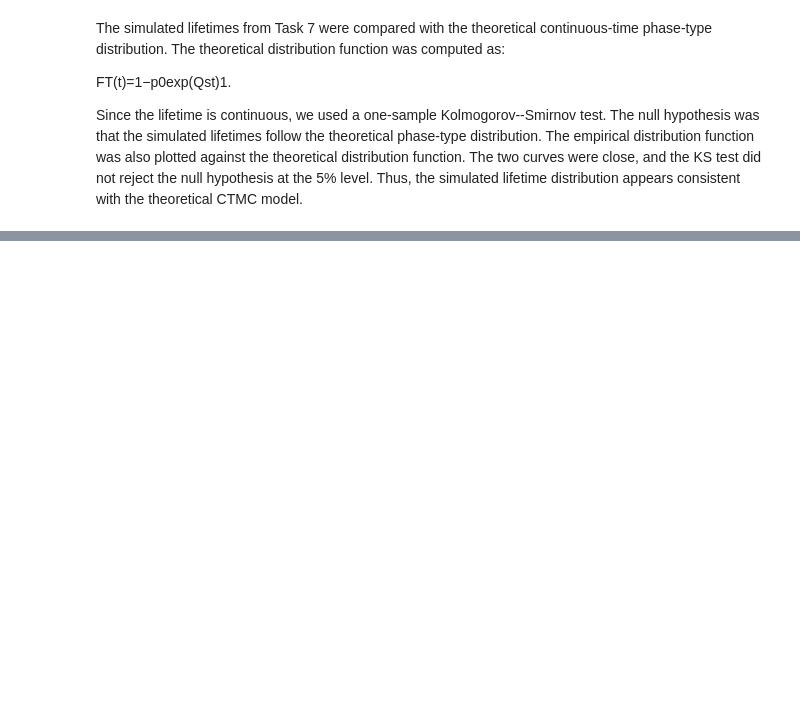
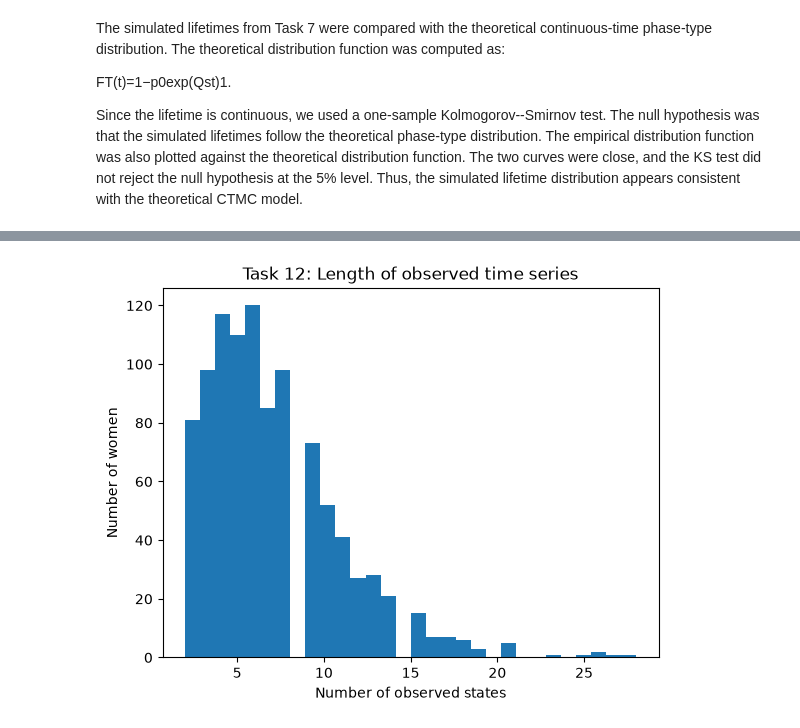
Before and after one commit to VictorMoesgaardStege/Stochastic-Simulation-Project-1, a Jupyter notebook: project1.ipynb, the cells around one changed output, grey strips where cells are left out. Cells and saved outputs as stored; diff of their text form; code cells hidden in the pictures; blank space fills up the shorter version.

```diff
--- a/project1.ipynb
+++ b/project1.ipynb
@@ -971,0 +1108,8 @@ Since the lifetime is continuous, we used a one-sample Kolmogorov--Smirnov test.
+# %%
+# Task 12: Observed CTMC time series every 48 months
+
+observation_interval = 48
+n_women = 1000
+seed = 12
+
+rng = np.random.default_rng(seed)
@@ -971,0 +1164,11 @@ Since the lifetime is continuous, we used a one-sample Kolmogorov--Smirnov test.
+# %%
+observed_series = []
+observed_times = []
+
+for _ in range(n_women):
+    states_i, times_i = simulate_observed_series_ctmc(
+        Q, rng, observation_interval=observation_interval
+    )
+
+    observed_series.append(states_i)
+    observed_times.append(times_i)
@@ -971,0 +1215,13 @@ Since the lifetime is continuous, we used a one-sample Kolmogorov--Smirnov test.
+# %%
+series_lengths = np.array([len(series) for series in observed_series])
+
+task12_summary = pd.DataFrame({
+    "Number of women": [n_women],
+    "Observation interval (months)": [observation_interval],
+    "Mean number of observations": [np.mean(series_lengths)],
+    "Median number of observations": [np.median(series_lengths)],
+    "Minimum number of observations": [np.min(series_lengths)],
+    "Maximum number of observations": [np.max(series_lengths)]
+})
+
+task12_summary
@@ -971,0 +1231,8 @@ Since the lifetime is continuous, we used a one-sample Kolmogorov--Smirnov test.
+# %%
+plt.hist(series_lengths, bins=30)
+plt.xlabel("Number of observed states")
+plt.ylabel("Number of women")
+plt.title("Task 12: Length of observed time series")
+plt.show()
+# %% [output]
+[figure, added]
```
Also changed, not shown: parts of 49 cells of this notebook.
